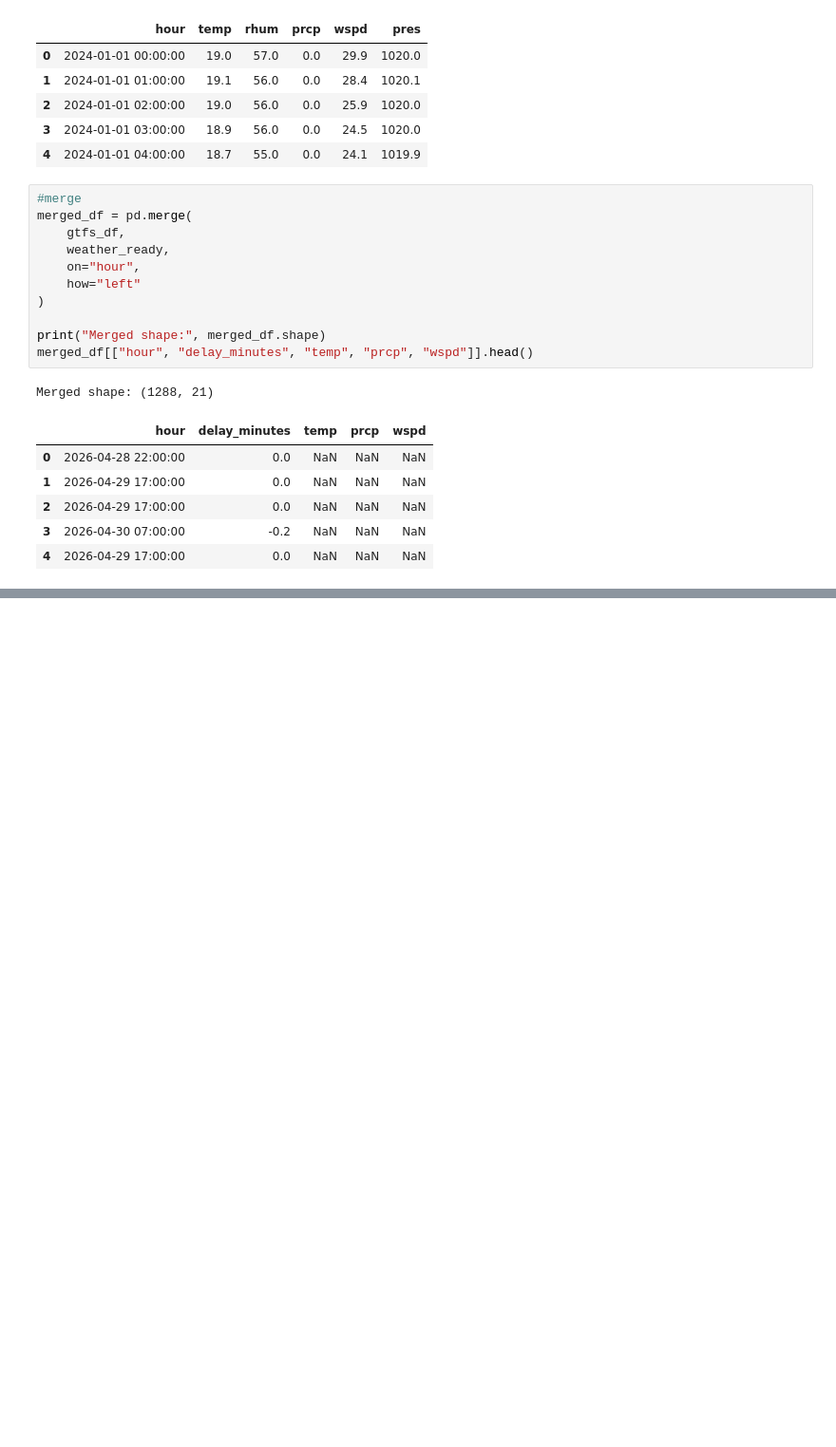
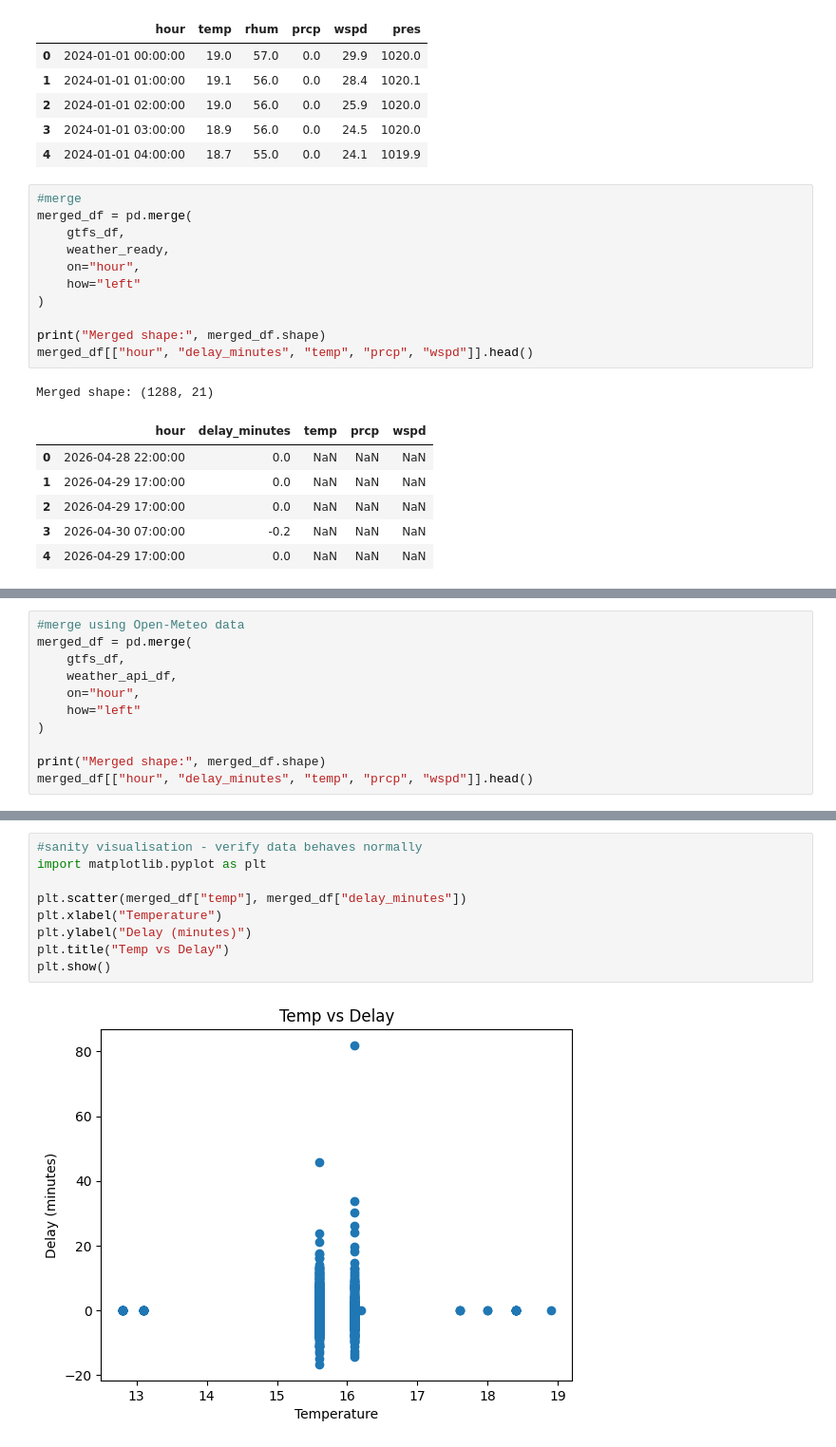
Before and after one commit to markokratos0918/ai-dss-auckland-public-transport, a Jupyter notebook: notebooks/03_weather_integration.ipynb, the cells around one changed output, grey strips where cells are left out. Shown at 95% size. Cells and saved outputs as stored; diff of their text form; blank space fills up the shorter version.

Commit message:
Milestone 3: Save validated GTFS-weather integrated dataset

```diff
--- a/notebooks/03_weather_integration.ipynb
+++ b/notebooks/03_weather_integration.ipynb
@@ -215,0 +421,11 @@ Merged shape: (1288, 21)
+# %%
+#merge using Open-Meteo data
+merged_df = pd.merge(
+    gtfs_df,
+    weather_api_df,
+    on="hour",
+    how="left"
+)
+
+print("Merged shape:", merged_df.shape)
+merged_df[["hour", "delay_minutes", "temp", "prcp", "wspd"]].head()
@@ -215,0 +463,11 @@ Merged shape: (1288, 21)
+# %%
+#sanity visualisation - verify data behaves normally
+import matplotlib.pyplot as plt
+
+plt.scatter(merged_df["temp"], merged_df["delay_minutes"])
+plt.xlabel("Temperature")
+plt.ylabel("Delay (minutes)")
+plt.title("Temp vs Delay")
+plt.show()
+# %% [output]
+[figure, added]
```
Also changed, not shown: parts of 10 cells of this notebook, 1 other file.
